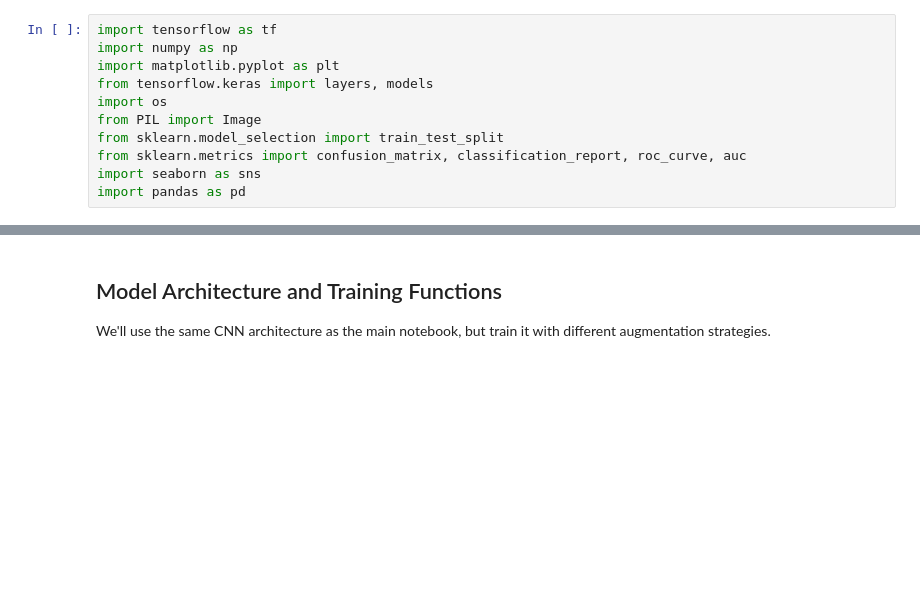
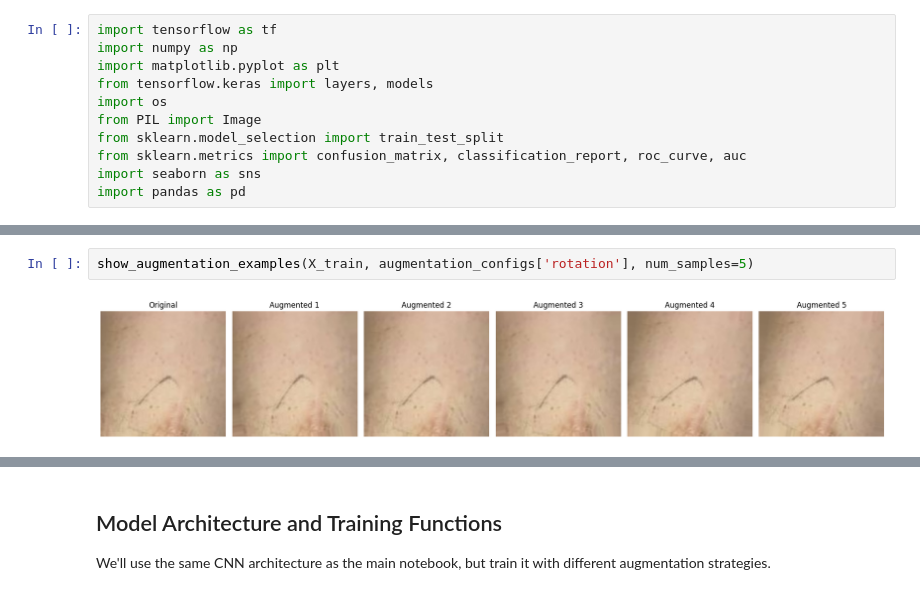
Before and after one commit to hirajya/CCDEPLRL_PROJECT_COM222, a Jupyter notebook: notebooks/estrada/augmentation_analysis.ipynb, the cells around one changed output, grey strips where cells are left out. Drawn from its saved outputs; the diff is of its cells as text; blank space fills up the shorter version.

```diff
--- a/notebooks/estrada/augmentation_analysis.ipynb
+++ b/notebooks/estrada/augmentation_analysis.ipynb
@@ -91,0 +141,4 @@ Number of normal images: 200
+# %%
+show_augmentation_examples(X_train, augmentation_configs['rotation'], num_samples=5)
+# %% [output]
+[figure, added]
```
Also changed, not shown: parts of 11 cells of this notebook, 4 other files.
